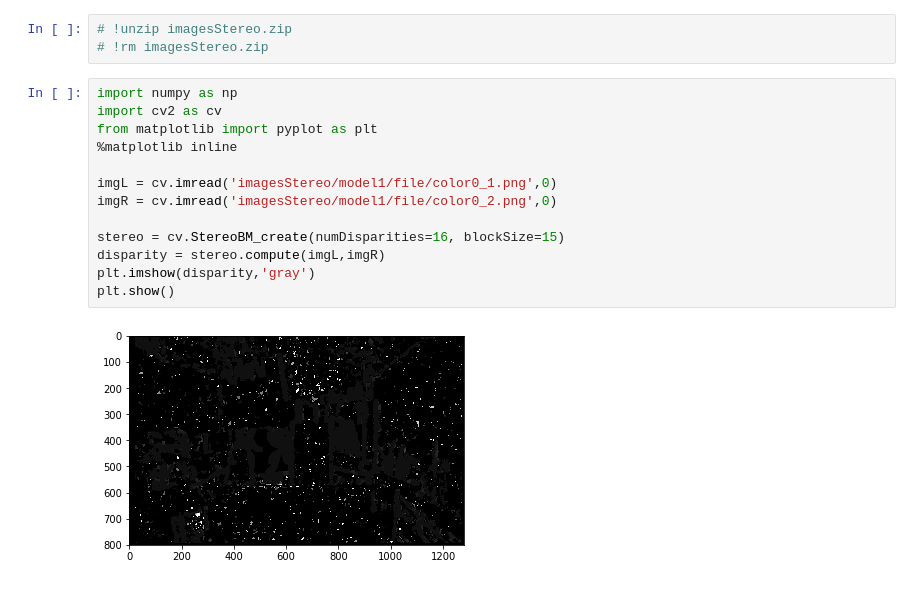
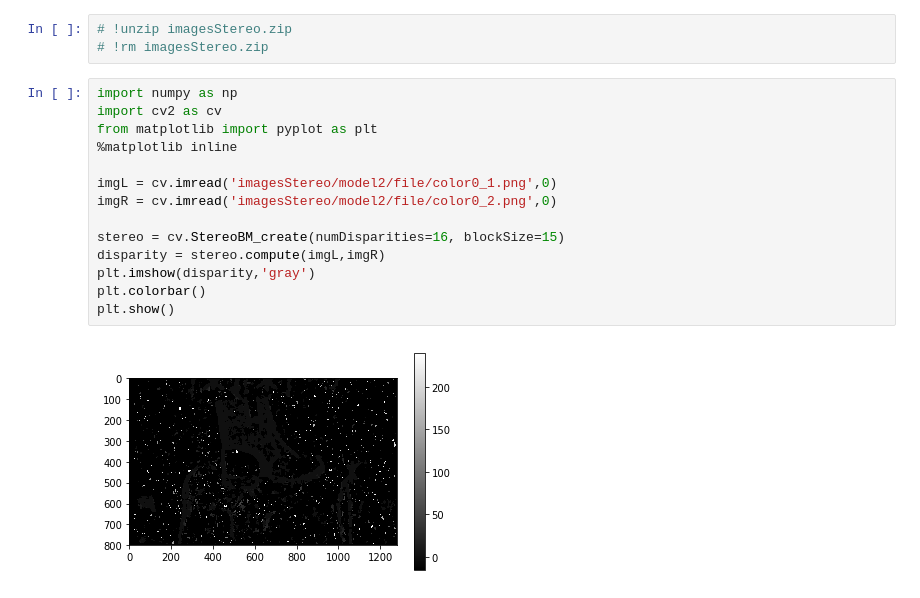
Before and after one commit to blackwiz4rd/AugmentedReality, a Jupyter notebook: disparity.ipynb, the cells around one changed output. Saved outputs shown, nothing was run; the diff lists cells and outputs as text.

```diff
--- a/disparity.ipynb
+++ b/disparity.ipynb
@@ -28,15 +31,16 @@ Assignment: measure the complexity reduction and the accuracy obtained.
 # %%
 import numpy as np
 import cv2 as cv
 from matplotlib import pyplot as plt
 %matplotlib inline
 
-imgL = cv.imread('imagesStereo/model1/file/color0_1.png',0)
-imgR = cv.imread('imagesStereo/model1/file/color0_2.png',0)
+imgL = cv.imread('imagesStereo/model2/file/color0_1.png',0)
+imgR = cv.imread('imagesStereo/model2/file/color0_2.png',0)
 
 stereo = cv.StereoBM_create(numDisparities=16, blockSize=15)
 disparity = stereo.compute(imgL,imgR)
 plt.imshow(disparity,'gray')
+plt.colorbar()
 plt.show()
 # %% [output]
-[figure, old version]
+[figure, new version]
```
Also changed, not shown: parts of 3 cells of this notebook.
